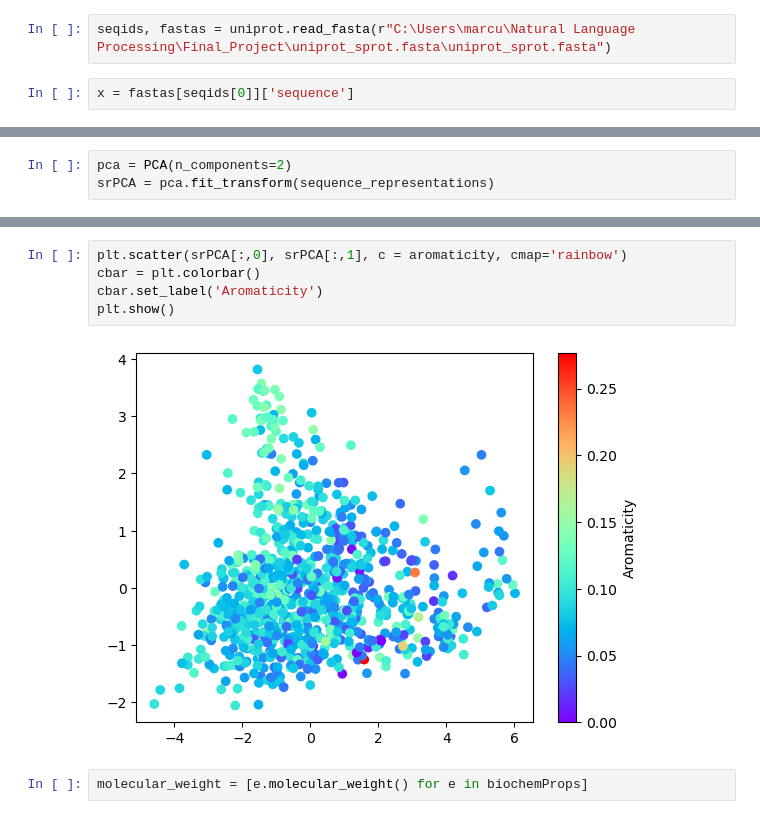
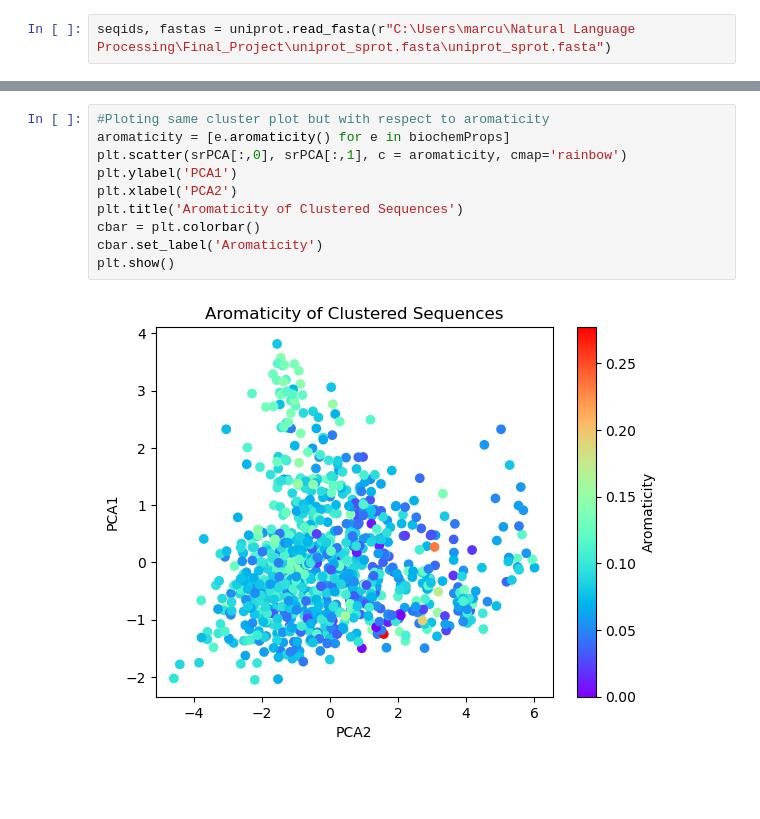
Before and after one commit to lewinsohndp/NLPProject, a Jupyter notebook: cluster_properties.ipynb, the cells around one changed output, grey strips where cells are left out. Saved outputs shown, nothing was run; the diff lists cells and outputs as text; blank space fills up the shorter version.

```diff
--- a/cluster_properties.ipynb
+++ b/cluster_properties.ipynb
@@ -10,4 +12,2 @@ from sklearn.cluster import AgglomerativeClustering
 # %%
 seqids, fastas = uniprot.read_fasta(r"C:\Users\marcu\Natural Language Processing\Final_Project\uniprot_sprot.fasta\uniprot_sprot.fasta")
-# %%
-x = fastas[seqids[0]]['sequence']
@@ -68,3 +56,0 @@ from sklearn import cluster
-# %%
-pca = PCA(n_components=2)
-srPCA = pca.fit_transform(sequence_representations)
@@ -92,10 +73,13 @@ len(aromaticity)
 # %%
+#Ploting same cluster plot but with respect to aromaticity
+aromaticity = [e.aromaticity() for e in biochemProps]
 plt.scatter(srPCA[:,0], srPCA[:,1], c = aromaticity, cmap='rainbow')
+plt.ylabel('PCA1')
+plt.xlabel('PCA2')
+plt.title('Aromaticity of Clustered Sequences')
 cbar = plt.colorbar()
 cbar.set_label('Aromaticity')
 plt.show()
 # %% [output]
-[figure, old version]
+[figure, new version]
-# %%
-molecular_weight = [e.molecular_weight() for e in biochemProps]
 # %%
```
Also changed, not shown: parts of 21 cells of this notebook.
